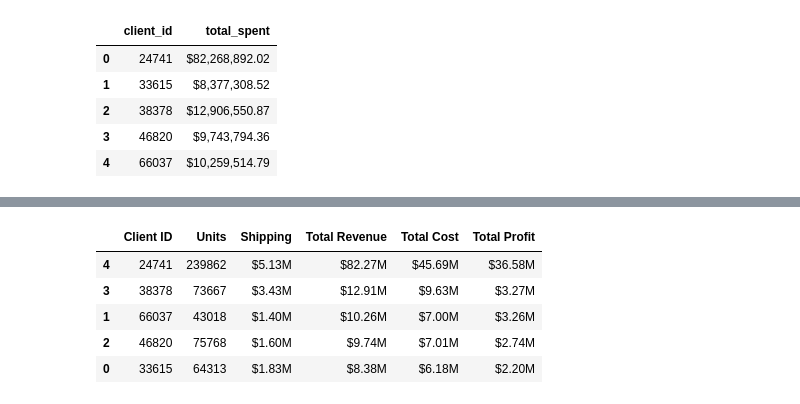
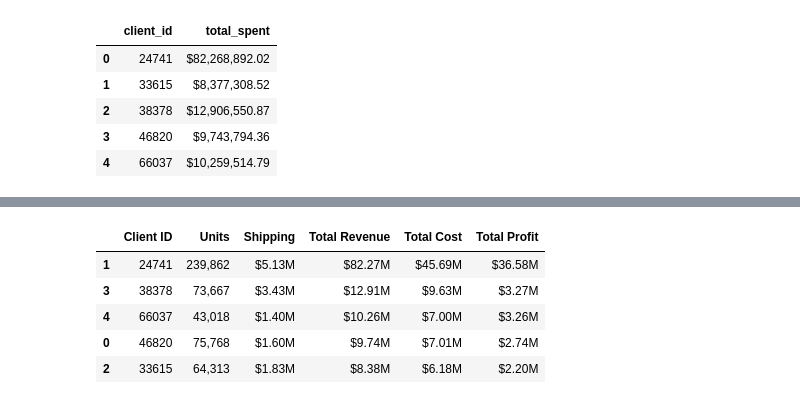
Before and after one commit to GavinKingston/pandas-challenge-1, a Jupyter notebook: module_4_challenge.ipynb, the cells around one changed output, grey strips where cells are left out. Saved outputs shown, nothing was run; the diff lists cells and outputs as text; code cells hidden in the pictures.

```diff
--- a/module_4_challenge.ipynb
+++ b/module_4_challenge.ipynb
@@ -228,4 +228,13 @@ top_client_spend_df
 # for the top 5 clients with the following information:
 # total units purchased, total shipping price,
 # total revenue, and total profit. Sort by total profit.
+top5client_data = df[df["client_id"].isin(top5clients["client_id"])].groupby("client_id")
+summary_df = pd.DataFrame({
+    "total_units_purchased": top5client_data["qty"].sum().map("{:,}".format),
+    "total_shipping_price": top5client_data["shipping_price"].sum().map("${:,.2f}".format),
+    "total_revenue": top5client_data["total_price"].sum().map("${:,.2f}".format),
+    "total_cost": top5client_data["total_cost"].sum().map("${:,.2f}".format),
+    "total_profit": top5client_data["profit"].sum().map("${:,.2f}".format),
+}).sort_values(by="total_revenue", ascending=False).reset_index()
+summary_df
 # %% [output]
@@ -239,3 +248,18 @@ top_client_spend_df
 # Format the data and rename the columns
 # to names suitable for presentation.
 # Currency should be in millions of dollars.
+summary_df.rename(columns={
+    "client_id": "Client ID",
+    "total_shipping_price":"Shipping",
+    "total_revenue":"Total Revenue",
+    "total_units_purchased":"Units",
+    "total_cost": "Total Cost",
+    "total_profit": "Total Profit"
+}, inplace=True)
+for x in ["Total Profit","Total Cost","Total Revenue","Shipping"]:
+    summary_df[x] = summary_df[x].replace('[\$,]', '', regex=True).astype(float)/1000000
+    summary_df[x] = summary_df[x].map('${:,.2f}M'.format)
+
+#summary_df[["Shipping","Total Revenue","Total Cost","Total Profit"]].apply(lambda x: "${:,.2f}M".format(x/1000000))
+
+summary_df
@@ -242,9 +273,10 @@ top_client_spend_df
 # %%
 # Sort the updated data by "Total Profit" form highest to lowest
+summary_df.sort_values(by="Total Profit", ascending=False)
 # %% [output]
 |  | Client ID | Units | Shipping | Total Revenue | Total Cost | Total Profit |
-| 4 | 24741 | 239862 | $5.13M | $82.27M | $45.69M | $36.58M |
-| 3 | 38378 | 73667 | $3.43M | $12.91M | $9.63M | $3.27M |
-| 1 | 66037 | 43018 | $1.40M | $10.26M | $7.00M | $3.26M |
-| 2 | 46820 | 75768 | $1.60M | $9.74M | $7.01M | $2.74M |
-| 0 | 33615 | 64313 | $1.83M | $8.38M | $6.18M | $2.20M |
+| 1 | 24741 | 239,862 | $5.13M | $82.27M | $45.69M | $36.58M |
+| 3 | 38378 | 73,667 | $3.43M | $12.91M | $9.63M | $3.27M |
+| 4 | 66037 | 43,018 | $1.40M | $10.26M | $7.00M | $3.26M |
+| 0 | 46820 | 75,768 | $1.60M | $9.74M | $7.01M | $2.74M |
+| 2 | 33615 | 64,313 | $1.83M | $8.38M | $6.18M | $2.20M |
```
Also changed, not shown: parts of 2 cells of this notebook.
